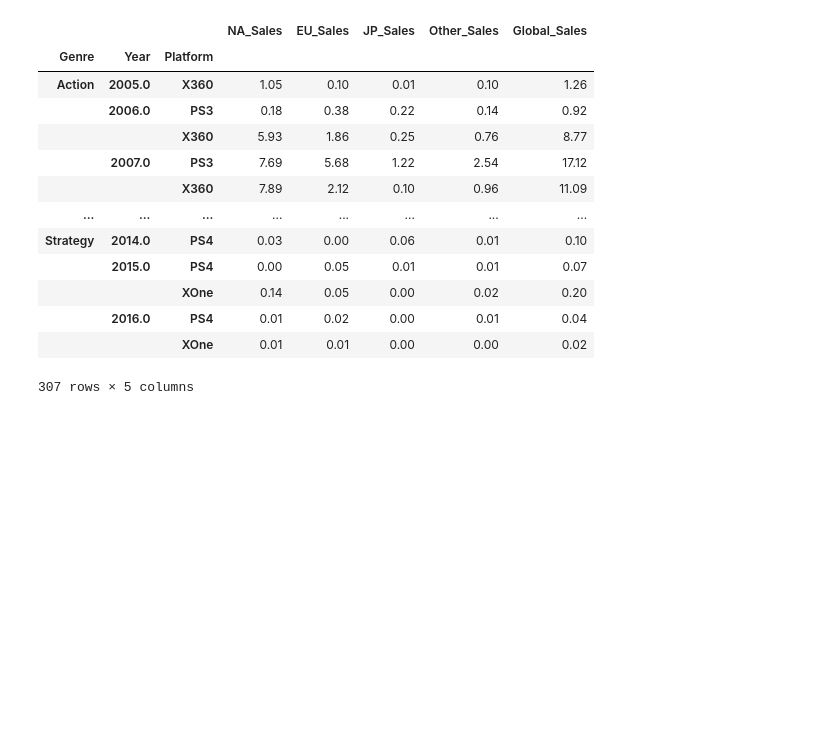
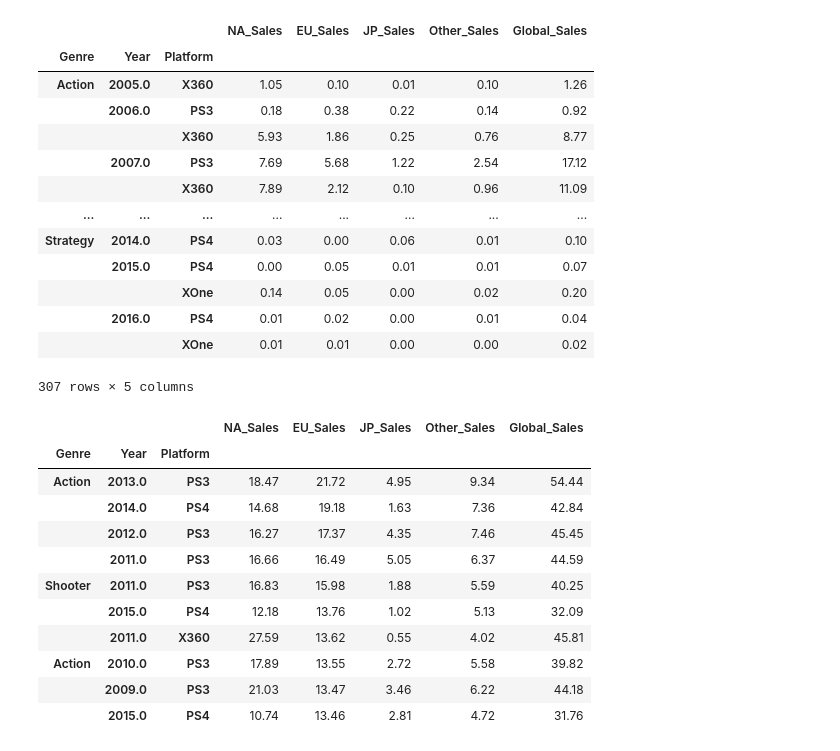
Before and after one commit to junio-firmino/Aprendizado_python, a Jupyter notebook: games.ipynb, the cells around one changed output. Cells and saved outputs as stored; diff of their text form; code cells hidden in the pictures; blank space fills up the shorter version.

```diff
--- a/games.ipynb
+++ b/games.ipynb
@@ -705,3 +705,18 @@ games.groupby(['Genre','Year','Platform']).agg('sum')
 |  | 2016.0 | PS4 | 0.01 | 0.02 | 0.00 | 0.01 | 0.04 |
 |  |  | XOne | 0.01 | 0.01 | 0.00 | 0.00 | 0.02 |
 307 rows × 5 columns
+# %%
+games.groupby(['Genre','Year','Platform']).agg('sum').sort_values(by='EU_Sales', ascending=False).head(10)
+# %% [output]
+|  |  |  | NA_Sales | EU_Sales | JP_Sales | Other_Sales | Global_Sales |
+| Genre | Year | Platform |  |  |  |  |  |
+| Action | 2013.0 | PS3 | 18.47 | 21.72 | 4.95 | 9.34 | 54.44 |
+|  | 2014.0 | PS4 | 14.68 | 19.18 | 1.63 | 7.36 | 42.84 |
+|  | 2012.0 | PS3 | 16.27 | 17.37 | 4.35 | 7.46 | 45.45 |
+|  | 2011.0 | PS3 | 16.66 | 16.49 | 5.05 | 6.37 | 44.59 |
+| Shooter | 2011.0 | PS3 | 16.83 | 15.98 | 1.88 | 5.59 | 40.25 |
+|  | 2015.0 | PS4 | 12.18 | 13.76 | 1.02 | 5.13 | 32.09 |
+|  | 2011.0 | X360 | 27.59 | 13.62 | 0.55 | 4.02 | 45.81 |
+| Action | 2010.0 | PS3 | 17.89 | 13.55 | 2.72 | 5.58 | 39.82 |
+|  | 2009.0 | PS3 | 21.03 | 13.47 | 3.46 | 6.22 | 44.18 |
+|  | 2015.0 | PS4 | 10.74 | 13.46 | 2.81 | 4.72 | 31.76 |
```
Also changed, not shown: parts of 5 cells of this notebook.
